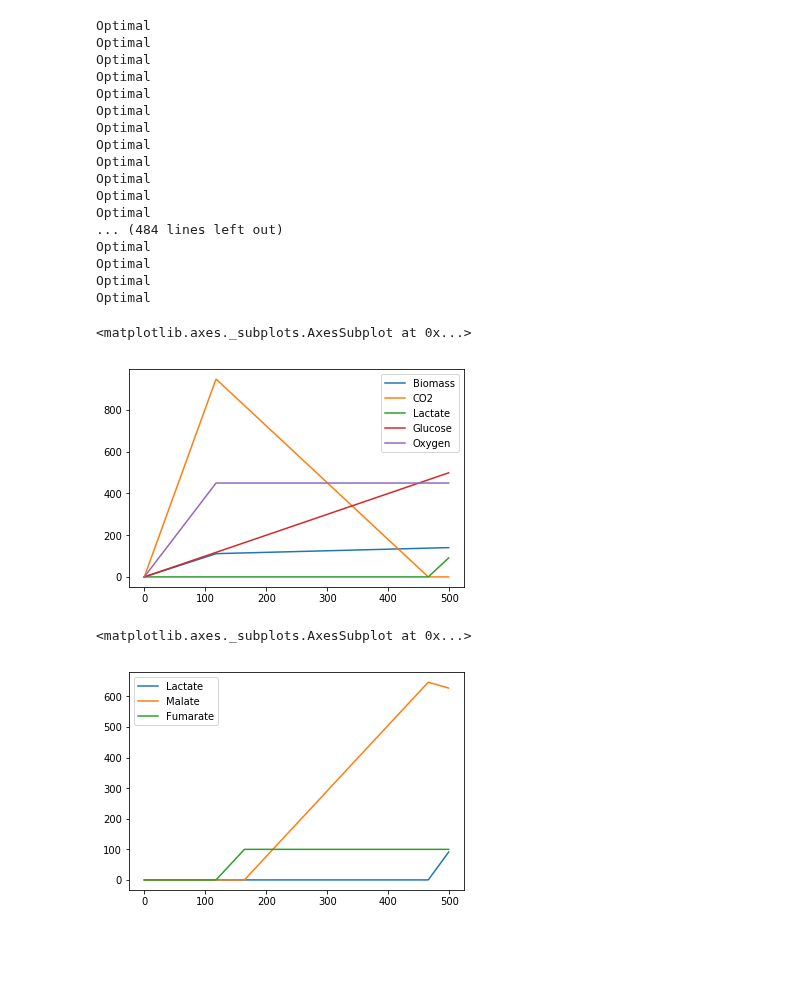
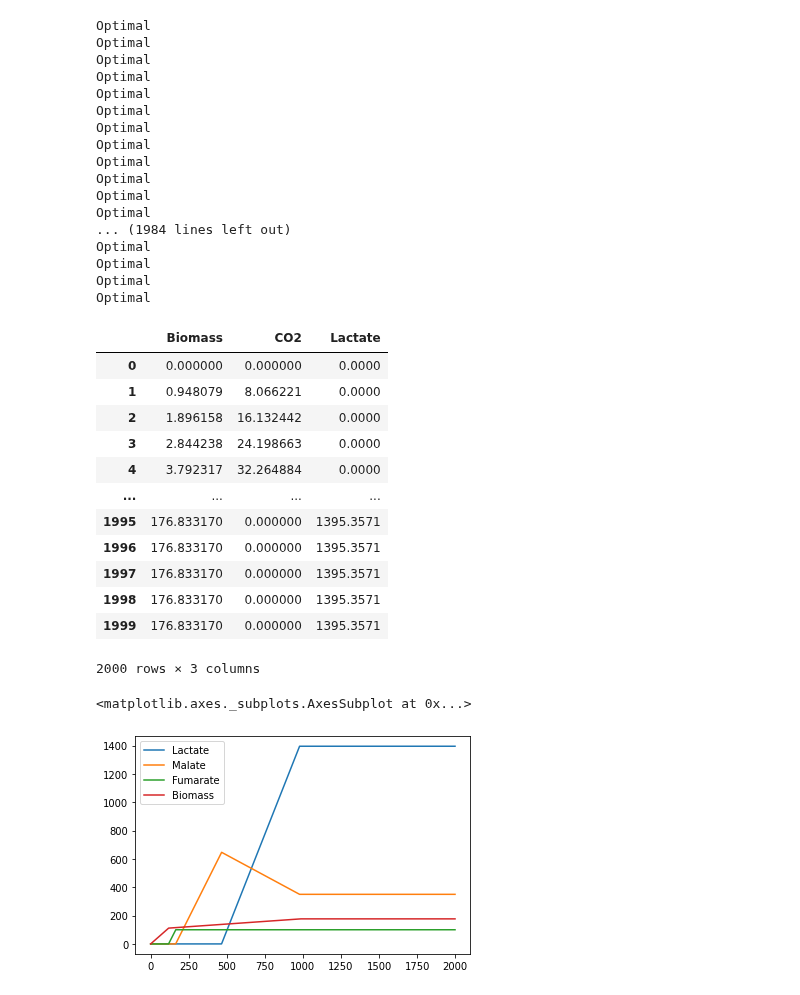
Before and after one commit to inoue0426/Cancer_cell_modeling_using_FBA, a Jupyter notebook: code/aerobiotic Oxygen 450.ipynb, the cells around one changed output. Saved outputs shown, nothing was run; the diff lists cells and outputs as text; code cells hidden in the pictures; blank space fills up the shorter version.

```diff
--- a/code/aerobiotic Oxygen 450.ipynb
+++ b/code/aerobiotic Oxygen 450.ipynb
@@ -115,7 +117,7 @@ df = df.drop([
 ])
 # %%
 rate = pd.DataFrame()
-for l in range(0, 500, 1):
+for l in range(0, 2000, 1):
     x = []
     for i in df.columns:
         if (
@@ -166,21 +168,33 @@ Optimal
 Optimal
 Optimal
 Optimal
-... (484 lines left out)
+... (1984 lines left out)
 Optimal
 Optimal
 Optimal
 Optimal
 # %%
 rate.columns = [str(i) for i in list(rate.columns)]
-rate.index = range(0, 500)
+rate.index = range(0, 2000)
 # %%
-rate[['Biomass','CO2','Lactate','Glucose','Oxygen']].plot()
+# rate[['Biomass','CO2','Lactate','Glucose','Oxygen']].plot()
+rate[['Biomass','CO2','Lactate']]
 # %% [output]
+|  | Biomass | CO2 | Lactate |
+| 0 | 0.000000 | 0.000000 | 0.0000 |
+| 1 | 0.948079 | 8.066221 | 0.0000 |
+| 2 | 1.896158 | 16.132442 | 0.0000 |
+| 3 | 2.844238 | 24.198663 | 0.0000 |
+| 4 | 3.792317 | 32.264884 | 0.0000 |
+| ... | ... | ... | ... |
+| 1995 | 176.833170 | 0.000000 | 1395.3571 |
+| 1996 | 176.833170 | 0.000000 | 1395.3571 |
+| 1997 | 176.833170 | 0.000000 | 1395.3571 |
+| 1998 | 176.833170 | 0.000000 | 1395.3571 |
+| 1999 | 176.833170 | 0.000000 | 1395.3571 |
-<matplotlib.axes._subplots.AxesSubplot at 0x...>
+2000 rows × 3 columns
-[figure, removed]
 # %%
-rate[['Lactate','Malate','Fumarate']].plot()
+rate[['Lactate','Malate','Fumarate', 'Biomass']].plot()
 # %% [output]
 <matplotlib.axes._subplots.AxesSubplot at 0x...>
-[figure, old version]
+[figure, new version]
```
Also changed, not shown: parts of 3 cells of this notebook, 2 other files.
